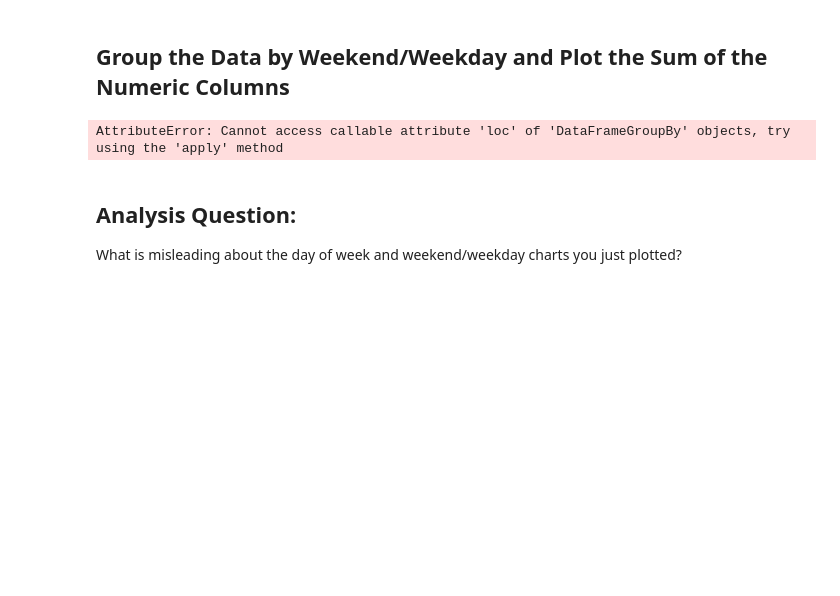
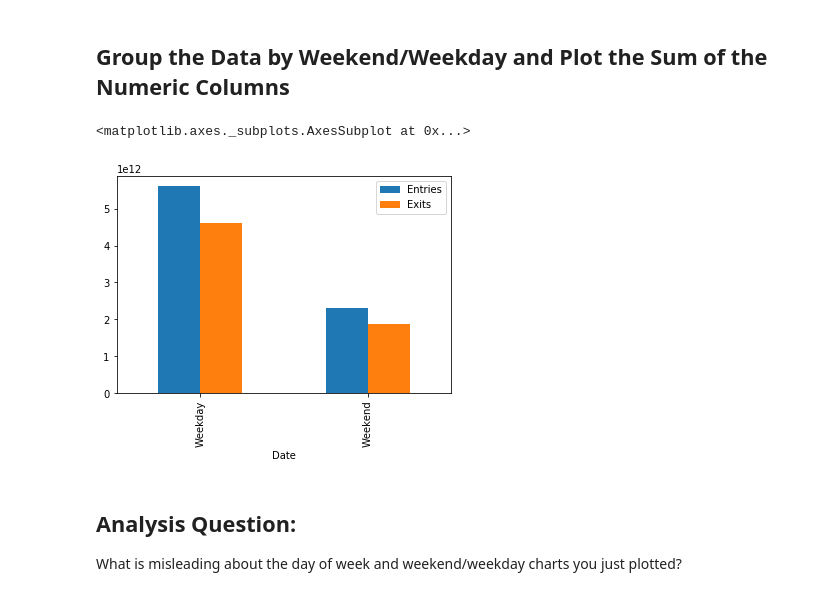
Before and after one commit to Pballer/dsc-pandas-series-and-dataframes-lab-dc-ds-071519, a Jupyter notebook: index.ipynb, the cells around one changed output. Cells and saved outputs as stored; diff of their text form; code cells hidden in the pictures; blank space fills up the shorter version.

```diff
--- a/index.ipynb
+++ b/index.ipynb
@@ -144,11 +144,12 @@ day_sums.loc[:,['Entries', 'Exits']].plot.bar()
 # %% [markdown]
 ## Group the Data by Weekend/Weekday and Plot the Sum of the Numeric Columns
 # %%
-weekday_group = df.groupby(df.Date.map(lambda x: 'Weekday' if x.weekday() < 5 else 'Weekend'))
+weekday_group = df.groupby(df.Date.map(lambda x: 'Weekday' if x.weekday() < 5 else 'Weekend')).sum()
 # %%
-weekday_group.loc[:, ['Entries', 'Exits']].sum()
+weekday_group.loc[:, ['Entries', 'Exits']].plot.bar()
 # %% [output]
-AttributeError: Cannot access callable attribute 'loc' of 'DataFrameGroupBy' objects, try using the 'apply' method
+<matplotlib.axes._subplots.AxesSubplot at 0x...>
+[figure, added]
 # %% [markdown]
 ## Analysis Question:
 
```
